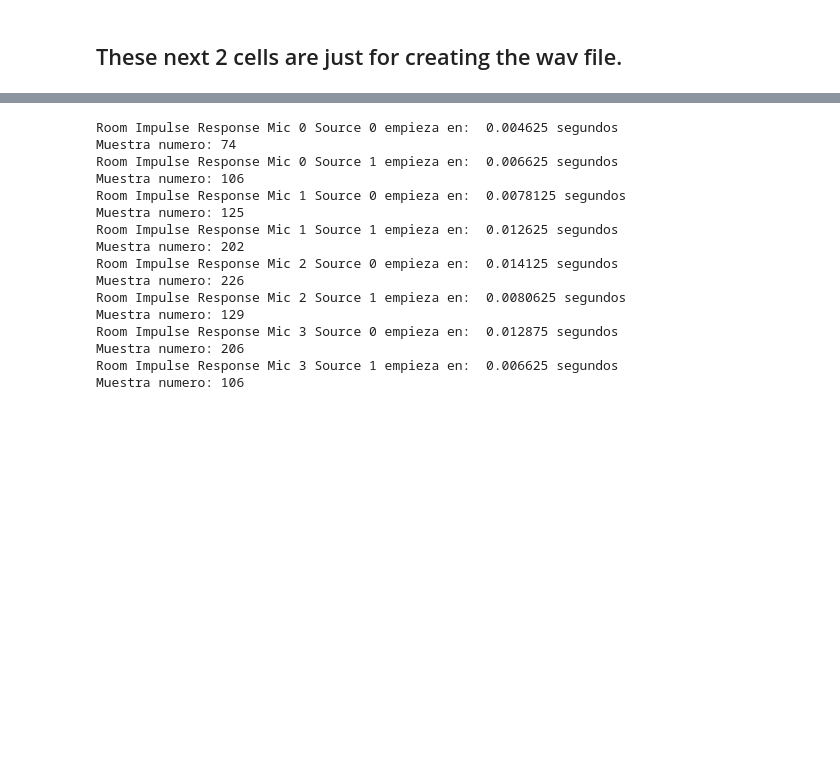
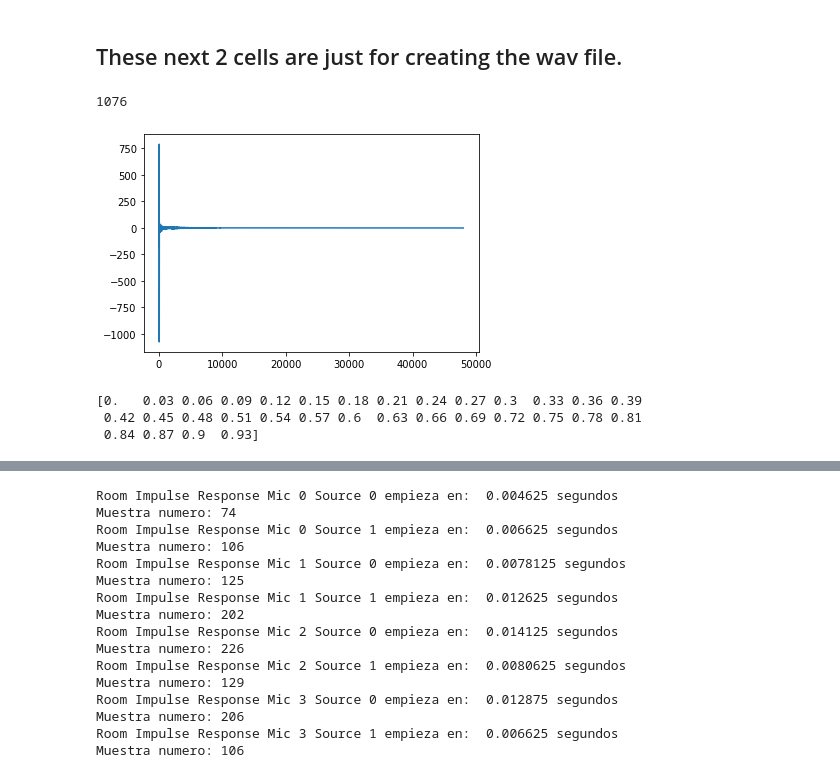
Before and after one commit to MrMidc/Project_Course, a Jupyter notebook: Calibrati_v2.ipynb, the cells around one changed output, grey strips where cells are left out. Drawn from its saved outputs; the diff is of its cells as text; code cells hidden in the pictures; blank space fills up the shorter version.

```diff
--- a/Calibrati_v2.ipynb
+++ b/Calibrati_v2.ipynb
@@ -30,6 +30,28 @@ audio = audio.astype(np.int16)
 #play_obj.wait_done()
 #wavfile.write('sweep3266641.wav', fs, audio)
 #playsound('sweep3266641.wav')
+# %%
+RIR1 = wavfile.read("rir_source_1.wav")
+# %%
+plt.figure()
+plt.plot(RIR1[1][:,0])
+a = np.amax(abs(RIR1[1][:,0]))
+a
+# %% [output]
+1076
+[figure, added]
+# %%
+Xmics_rir = np.zeros(shape=(RIR1[1].shape[1]))
+Ymics_rir = np.zeros(shape=(RIR1[1].shape[1]))
+Ymics[0] = 0;
+for i in range(1,32):
+    Ymics_rir[i] = Ymics_rir[i - 1] + 0.03
+
+print(Ymics_rir)
+# %% [output]
+[0.   0.03 0.06 0.09 0.12 0.15 0.18 0.21 0.24 0.27 0.3  0.33 0.36 0.39
+ 0.42 0.45 0.48 0.51 0.54 0.57 0.6  0.63 0.66 0.69 0.72 0.75 0.78 0.81
+ 0.84 0.87 0.9  0.93]
 # %%
 #### DESIGNING THE ROOM ####
 fs = 96000*4;
```
Also changed, not shown: parts of 15 cells of this notebook.
